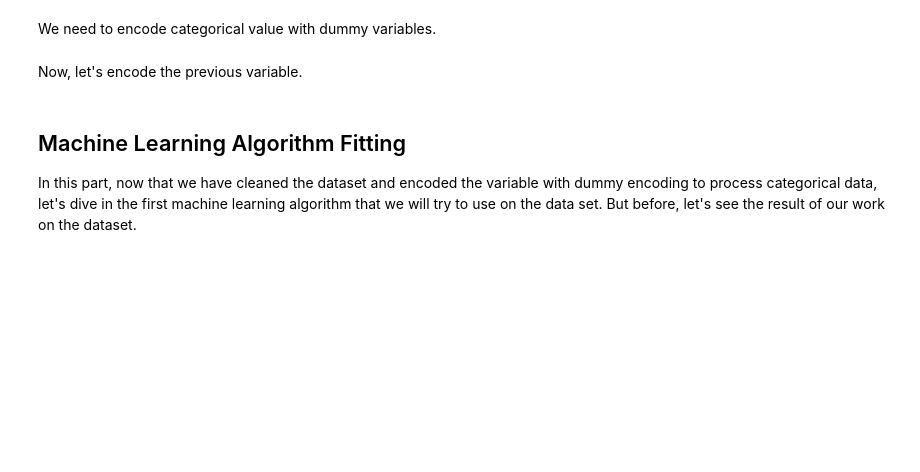
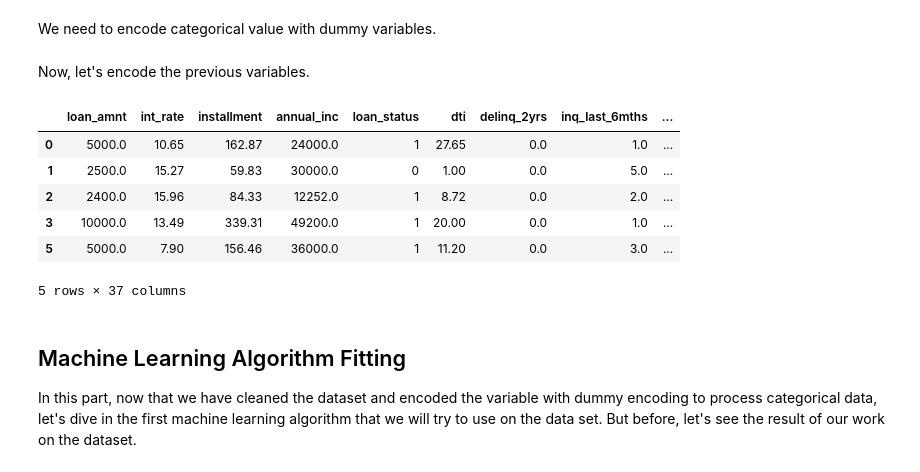
Before and after one commit to lemoinef/Loan-Default-Prediction, a Jupyter notebook: loan_default_prediction.ipynb, the cells around one changed output. Cells and saved outputs as stored; diff of their text form; code cells hidden in the pictures; blank space fills up the shorter version.

Commit message:
finished outline of dummy encoding variable, some polishing left

```diff
--- a/loan_default_prediction.ipynb
+++ b/loan_default_prediction.ipynb
@@ -440,17 +438,27 @@ mapping_dict = {
         "n/a": 0
     }
 }
-loans_2007 = loans_2007.drop(["last_credit_pull_d", "earliest_cr_line", "addr_state", "title"], axis=1)
-loans_2007["int_rate"] = loans_2007["int_rate"].str.rstrip("%").astype("float")
-loans_2007["revol_util"] = loans_2007["revol_util"].str.rstrip("%").astype("float")
-loans_2007 = loans_2007.replace(mapping_dict)
+loan_data = loan_data.drop(["last_credit_pull_d", "earliest_cr_line", "addr_state", "title"], axis=1)
+loan_data["int_rate"] = loan_data["int_rate"].str.rstrip("%").astype("float")
+loan_data["revol_util"] = loan_data["revol_util"].str.rstrip("%").astype("float")
+loan_data = loan_data.replace(mapping_dict)
 # %% [markdown]
-Now, let's encode the previous variable.
+Now, let's encode the previous variables.
 # %%
-cat_columns = ["home_ownership", "verification_status", "emp_length", "purpose", "term"]
-dummy_df = pd.get_dummies(loans_2007[cat_columns])
-loans_2007 = pd.concat([loans_2007, dummy_df], axis=1)
-loans_2007 = loans_2007.drop(cat_columns, axis=1)
+categorical_columns = ["home_ownership", "verification_status", "emp_length", "purpose", "term"]
+dummy_df = pd.get_dummies(loan_data[categorical_columns])
+loan_data = pd.concat([loan_data, dummy_df], axis=1)
+loan_data = loan_data.drop(categorical_columns, axis=1)
+# %%
+loan_data.head()
+# %% [output]
+|  | loan_amnt | int_rate | installment | annual_inc | loan_status | dti | delinq_2yrs | inq_last_6mths | ... |
+| 0 | 5000.0 | 10.65 | 162.87 | 24000.0 | 1 | 27.65 | 0.0 | 1.0 | ... |
+| 1 | 2500.0 | 15.27 | 59.83 | 30000.0 | 0 | 1.00 | 0.0 | 5.0 | ... |
+| 2 | 2400.0 | 15.96 | 84.33 | 12252.0 | 1 | 8.72 | 0.0 | 2.0 | ... |
+| 3 | 10000.0 | 13.49 | 339.31 | 49200.0 | 1 | 20.00 | 0.0 | 1.0 | ... |
+| 5 | 5000.0 | 7.90 | 156.46 | 36000.0 | 1 | 11.20 | 0.0 | 3.0 | ... |
+5 rows × 37 columns
 # %% [markdown]
 ## Machine Learning Algorithm Fitting
 In this part, now that we have cleaned the dataset and encoded the variable with dummy encoding to process categorical data, let's dive in the first machine learning algorithm that we will try to use on the data set. But before, let's see the result of our work on the dataset.
```
Also changed, not shown: parts of 5 cells of this notebook.
